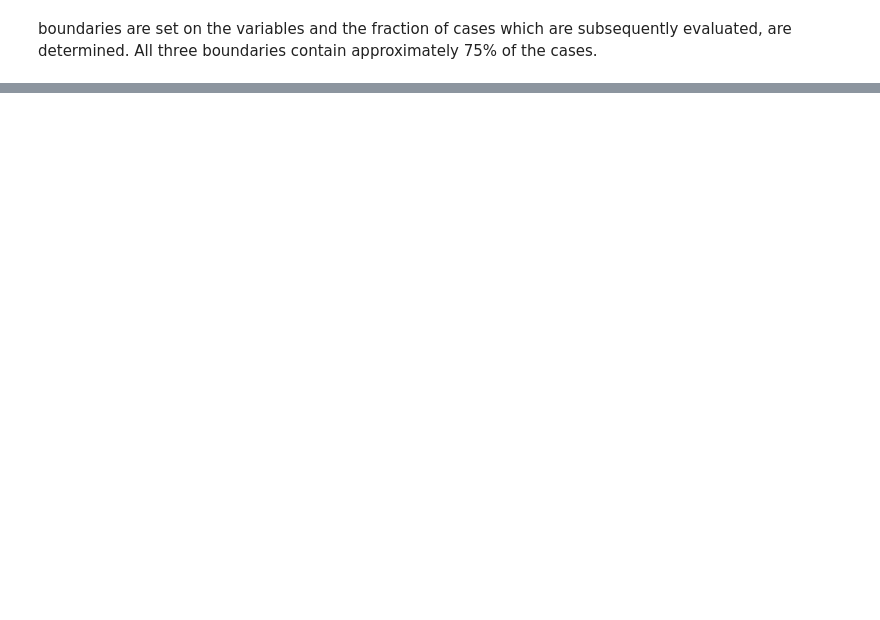
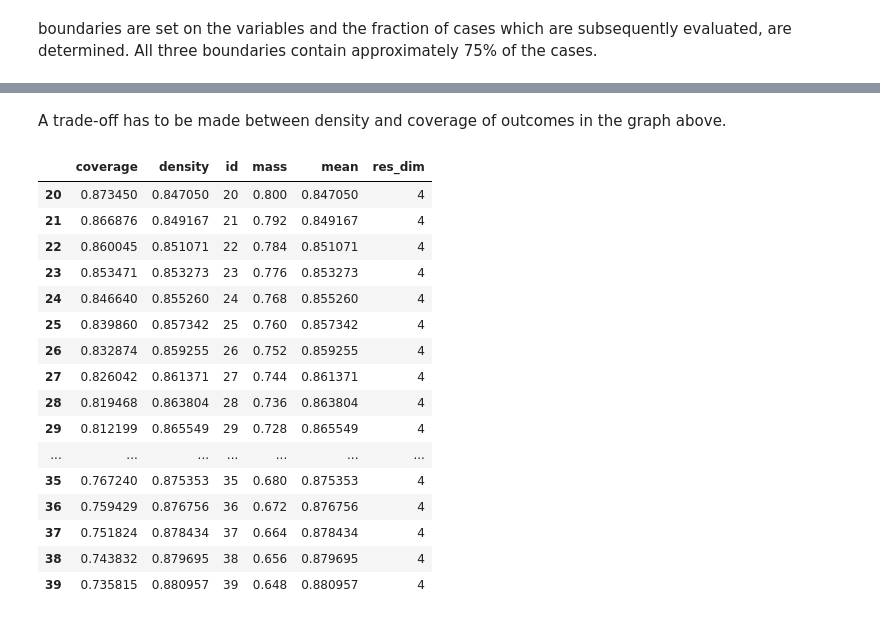
Before and after one commit to matthijsvandew/epa1361_open, a Jupyter notebook: final assignment/Open_exploration_debate (1).ipynb, the cells around one changed output, grey strips where cells are left out. Drawn from its saved outputs; the diff is of its cells as text; code cells hidden in the pictures; blank space fills up the shorter version.

```diff
--- a/final assignment/Open_exploration_debate (1).ipynb
+++ b/final assignment/Open_exploration_debate (1).ipynb
@@ -295,3 +315,23 @@ plt.show()
+# %% [markdown]
+A trade-off has to be made between density and coverage of outcomes in the graph above.
 # %%
-boxbestdeaths.peeling_trajectory
+boxbestdeaths.peeling_trajectory[20:40]
+# %% [output]
+|  | coverage | density | id | mass | mean | res_dim |
+| 20 | 0.873450 | 0.847050 | 20 | 0.800 | 0.847050 | 4 |
+| 21 | 0.866876 | 0.849167 | 21 | 0.792 | 0.849167 | 4 |
+| 22 | 0.860045 | 0.851071 | 22 | 0.784 | 0.851071 | 4 |
+| 23 | 0.853471 | 0.853273 | 23 | 0.776 | 0.853273 | 4 |
+| 24 | 0.846640 | 0.855260 | 24 | 0.768 | 0.855260 | 4 |
+| 25 | 0.839860 | 0.857342 | 25 | 0.760 | 0.857342 | 4 |
+| 26 | 0.832874 | 0.859255 | 26 | 0.752 | 0.859255 | 4 |
+| 27 | 0.826042 | 0.861371 | 27 | 0.744 | 0.861371 | 4 |
+| 28 | 0.819468 | 0.863804 | 28 | 0.736 | 0.863804 | 4 |
+| 29 | 0.812199 | 0.865549 | 29 | 0.728 | 0.865549 | 4 |
+| ... | ... | ... | ... | ... | ... | ... |
+| 35 | 0.767240 | 0.875353 | 35 | 0.680 | 0.875353 | 4 |
+| 36 | 0.759429 | 0.876756 | 36 | 0.672 | 0.876756 | 4 |
+| 37 | 0.751824 | 0.878434 | 37 | 0.664 | 0.878434 | 4 |
+| 38 | 0.743832 | 0.879695 | 38 | 0.656 | 0.879695 | 4 |
+| 39 | 0.735815 | 0.880957 | 39 | 0.648 | 0.880957 | 4 |
 # %%
```
Also changed, not shown: parts of 7 cells of this notebook, 4 other files.
